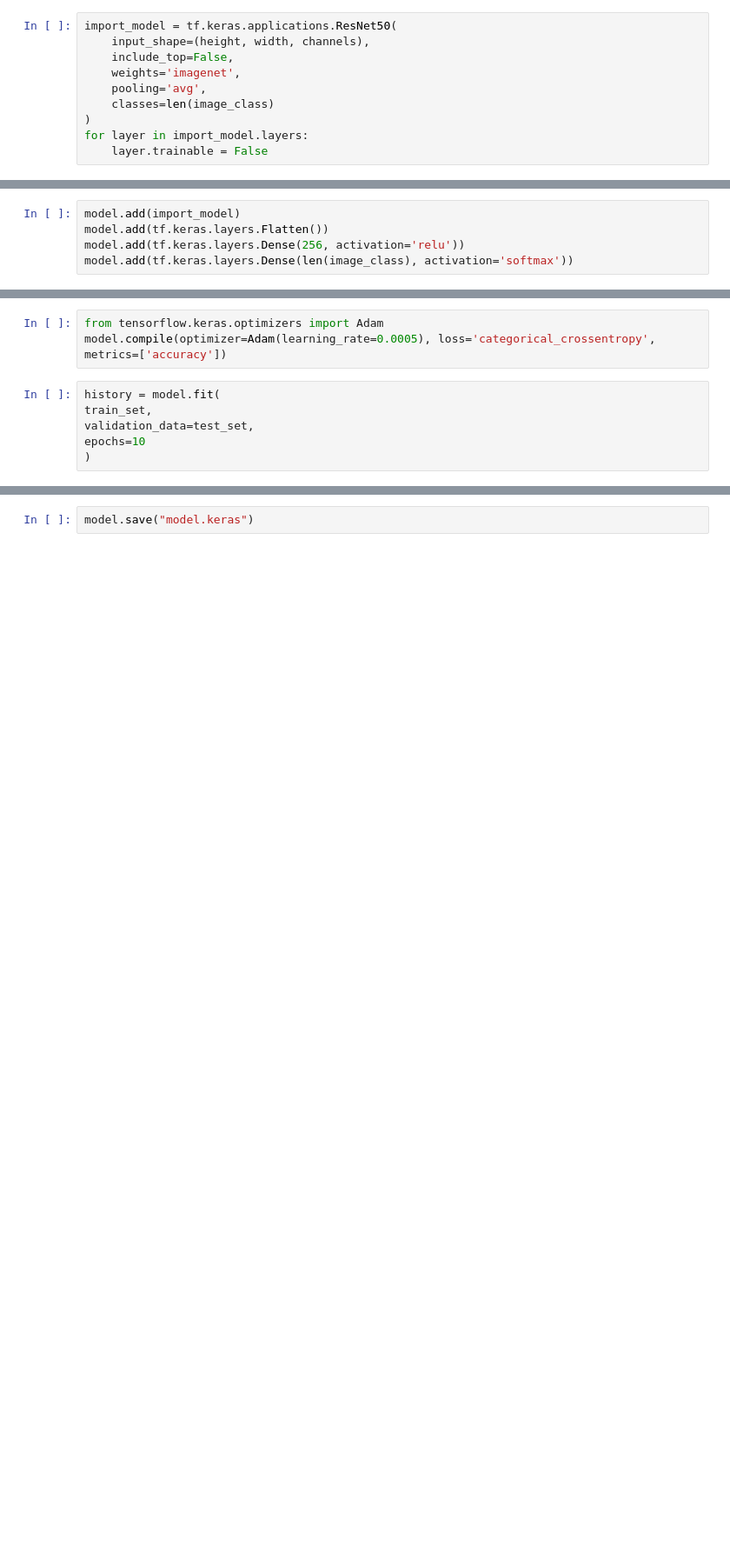
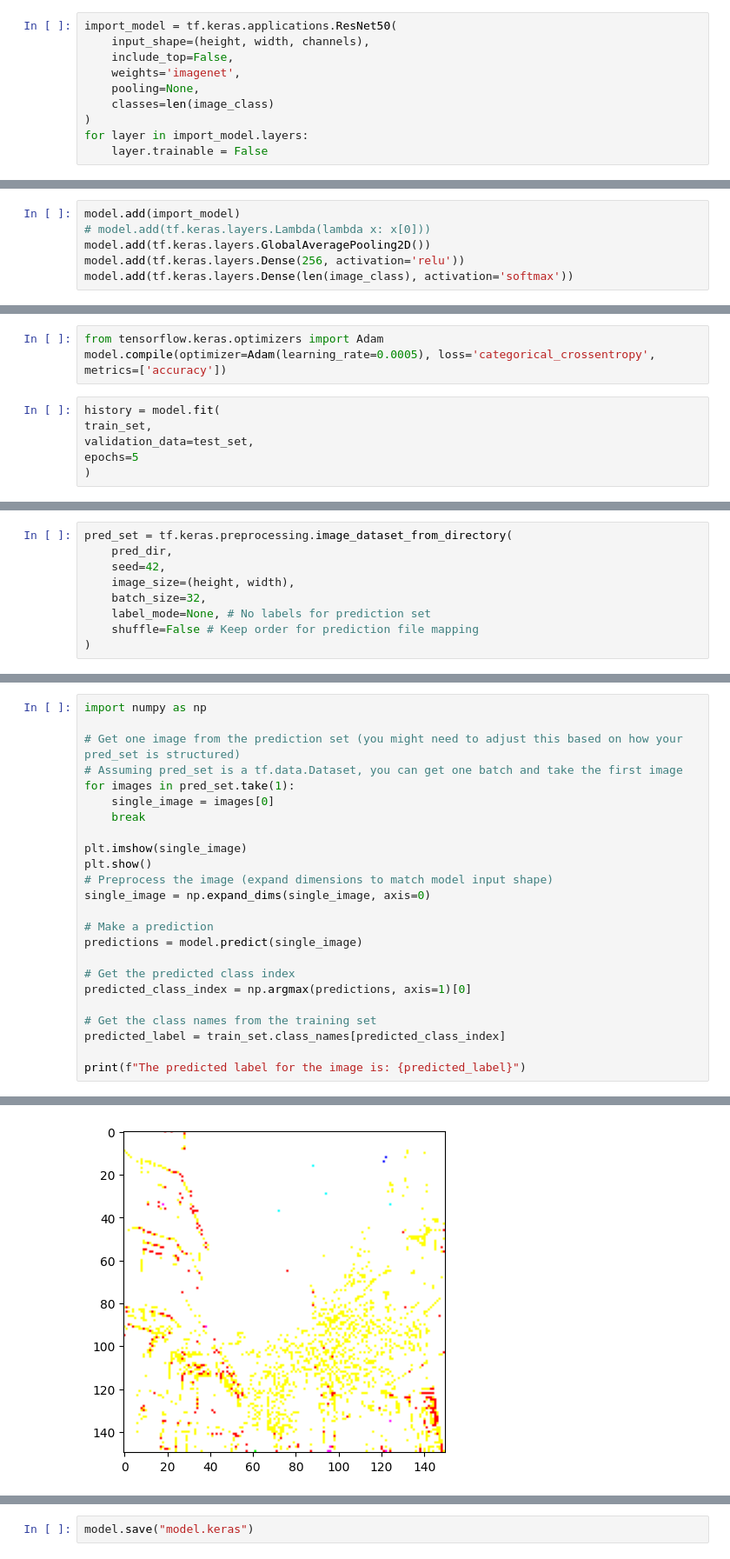
Before and after one commit to hamzhrdn/Intel-Image-Classification, a Jupyter notebook: notebook.ipynb, the cells around one changed output, grey strips where cells are left out. Shown at 87% size. Cells and saved outputs as stored; diff of their text form; blank space fills up the shorter version.

```diff
--- a/notebook.ipynb
+++ b/notebook.ipynb
@@ -132,7 +134,7 @@ import_model = tf.keras.applications.ResNet50(
     input_shape=(height, width, channels),
     include_top=False,
     weights='imagenet',
-    pooling='avg',
+    pooling=None,
     classes=len(image_class)
 )
 for layer in import_model.layers:
@@ -143,6 +142,7 @@ Downloading data from https://storage.googleapis.com/tensorflow/keras-applicatio
 # %%
 model.add(import_model)
-model.add(tf.keras.layers.Flatten())
+# model.add(tf.keras.layers.Lambda(lambda x: x[0]))
+model.add(tf.keras.layers.GlobalAveragePooling2D())
 model.add(tf.keras.layers.Dense(256, activation='relu'))
 model.add(tf.keras.layers.Dense(len(image_class), activation='softmax'))
 # %%
@@ -170,6 +171,6 @@ model.compile(optimizer=Adam(learning_rate=0.0005), loss='categorical_crossentro
 history = model.fit(
 train_set,
 validation_data=test_set,
-epochs=10
+epochs=5
 )
 # %% [output]
@@ -195,0 +187,9 @@ Epoch 10/10
+# %%
+pred_set = tf.keras.preprocessing.image_dataset_from_directory(
+    pred_dir,
+    seed=42,
+    image_size=(height, width),
+    batch_size=32,
+    label_mode=None, # No labels for prediction set
+    shuffle=False # Keep order for prediction file mapping
+)
@@ -195,0 +198,25 @@ Epoch 10/10
+# %%
+import numpy as np
+
+# Get one image from the prediction set (you might need to adjust this based on how your pred_set is structured)
+# Assuming pred_set is a tf.data.Dataset, you can get one batch and take the first image
+for images in pred_set.take(1):
+    single_image = images[0]
+    break
+
+plt.imshow(single_image)
+plt.show()
+# Preprocess the image (expand dimensions to match model input shape)
+single_image = np.expand_dims(single_image, axis=0)
+
+# Make a prediction
+predictions = model.predict(single_image)
+
+# Get the predicted class index
+predicted_class_index = np.argmax(predictions, axis=1)[0]
+
+# Get the class names from the training set
+predicted_label = train_set.class_names[predicted_class_index]
+
+print(f"The predicted label for the image is: {predicted_label}")
+# %% [output]
@@ -195,0 +224 @@ Epoch 10/10
+[figure, added]
```
Also changed, not shown: parts of 7 cells of this notebook.
